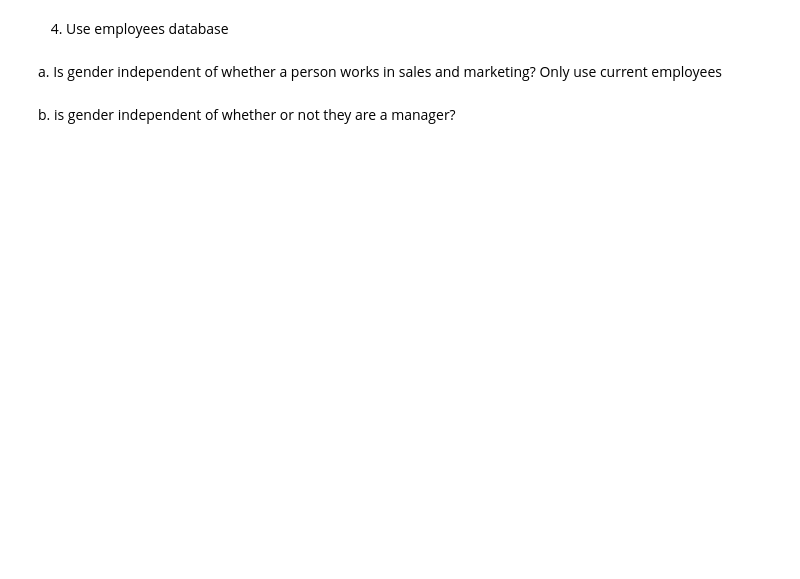
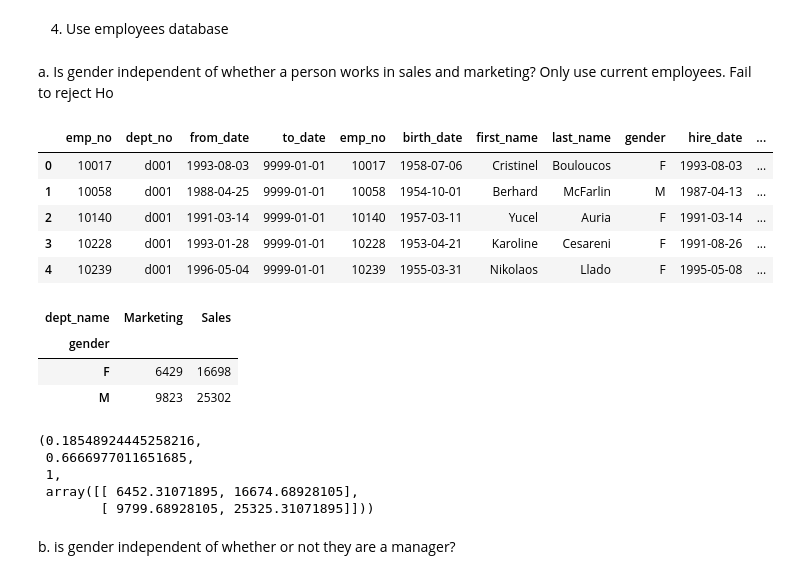
Before and after one commit to DerekBixby/statistics-exercises, a Jupyter notebook: hypothesis_testing.ipynb, the cells around one changed output. Cells and saved outputs as stored; diff of their text form; code cells hidden in the pictures; blank space fills up the shorter version.

```diff
--- a/hypothesis_testing.ipynb
+++ b/hypothesis_testing.ipynb
@@ -628,4 +622,40 @@ df_telco
 # %% [markdown]
-a. Is gender independent of whether a person works in sales and marketing? Only use current employees
+a. Is gender independent of whether a person works in sales and marketing? Only use current employees. Fail to reject Ho
+# %%
+df_gender = pd.read_sql('''
+SELECT * FROM dept_emp
+JOIN employees ON dept_emp.emp_no = employees.emp_no
+JOIN departments ON dept_emp.dept_no = departments.dept_no
+JOIN salaries ON salaries.emp_no = dept_emp.emp_no
+WHERE salaries.to_date > curdate()
+AND dept_name IN ('Sales', 'Marketing');
+
+''', url)
+
+df_gender.head()
+# %% [output]
+|  | emp_no | dept_no | from_date | to_date | emp_no | birth_date | first_name | last_name | gender | hire_date | ... |
+| 0 | 10017 | d001 | 1993-08-03 | 9999-01-01 | 10017 | 1958-07-06 | Cristinel | Bouloucos | F | 1993-08-03 | ... |
+| 1 | 10058 | d001 | 1988-04-25 | 9999-01-01 | 10058 | 1954-10-01 | Berhard | McFarlin | M | 1987-04-13 | ... |
+| 2 | 10140 | d001 | 1991-03-14 | 9999-01-01 | 10140 | 1957-03-11 | Yucel | Auria | F | 1991-03-14 | ... |
+| 3 | 10228 | d001 | 1993-01-28 | 9999-01-01 | 10228 | 1953-04-21 | Karoline | Cesareni | F | 1991-08-26 | ... |
+| 4 | 10239 | d001 | 1996-05-04 | 9999-01-01 | 10239 | 1955-03-31 | Nikolaos | Llado | F | 1995-05-08 | ... |
+# %%
+observed = pd.crosstab(df_gender.gender, df_gender.dept_name)
+observed
+# %% [output]
+| dept_name | Marketing | Sales |
+| gender |  |  |
+| F | 6429 | 16698 |
+| M | 9823 | 25302 |
+# %%
+chi2, p, degf, expected = stats.chi2_contingency(observed)
+chi2, p, degf, expected
+# %% [output]
+(0.18548924445258216,
+ 0.6666977011651685,
+ 1,
+ array([[ 6452.31071895, 16674.68928105],
+        [ 9799.68928105, 25325.31071895]]))
 # %% [markdown]
 b. is gender independent of whether or not they are a manager?
```
Also changed, not shown: parts of 13 cells of this notebook.
